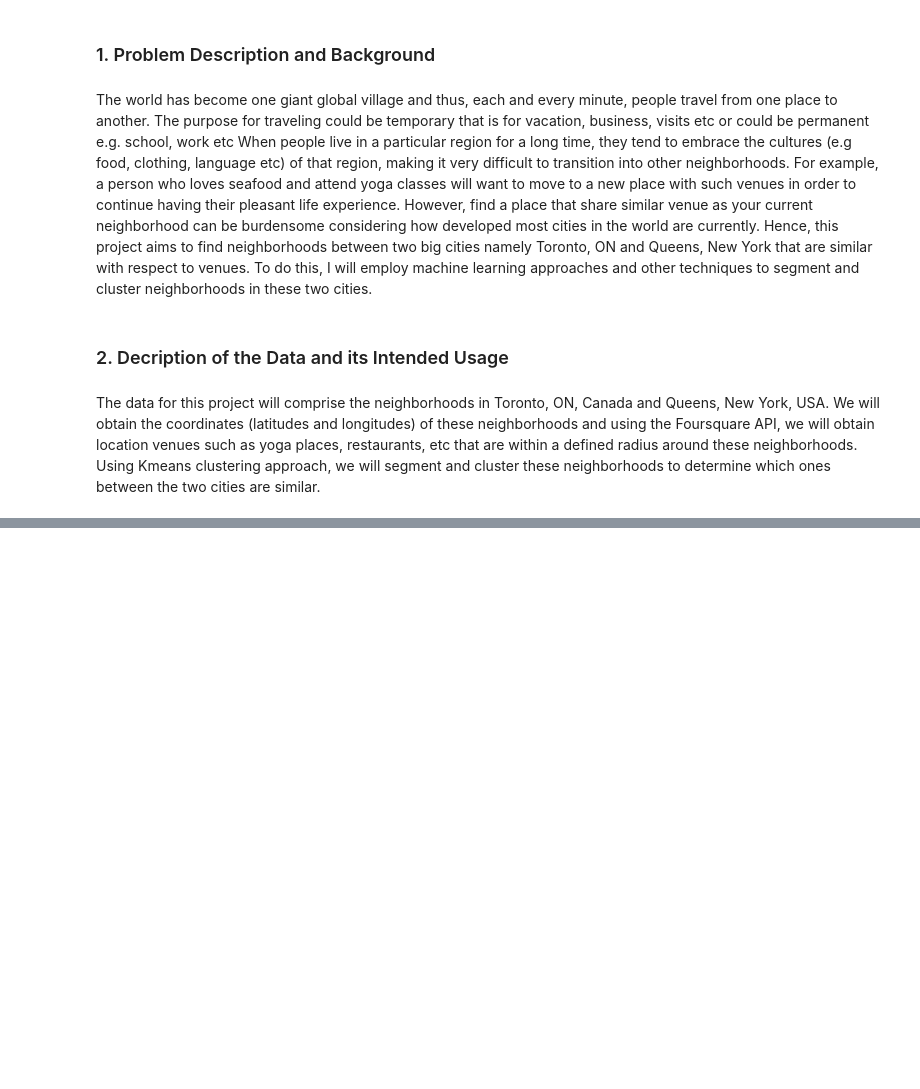
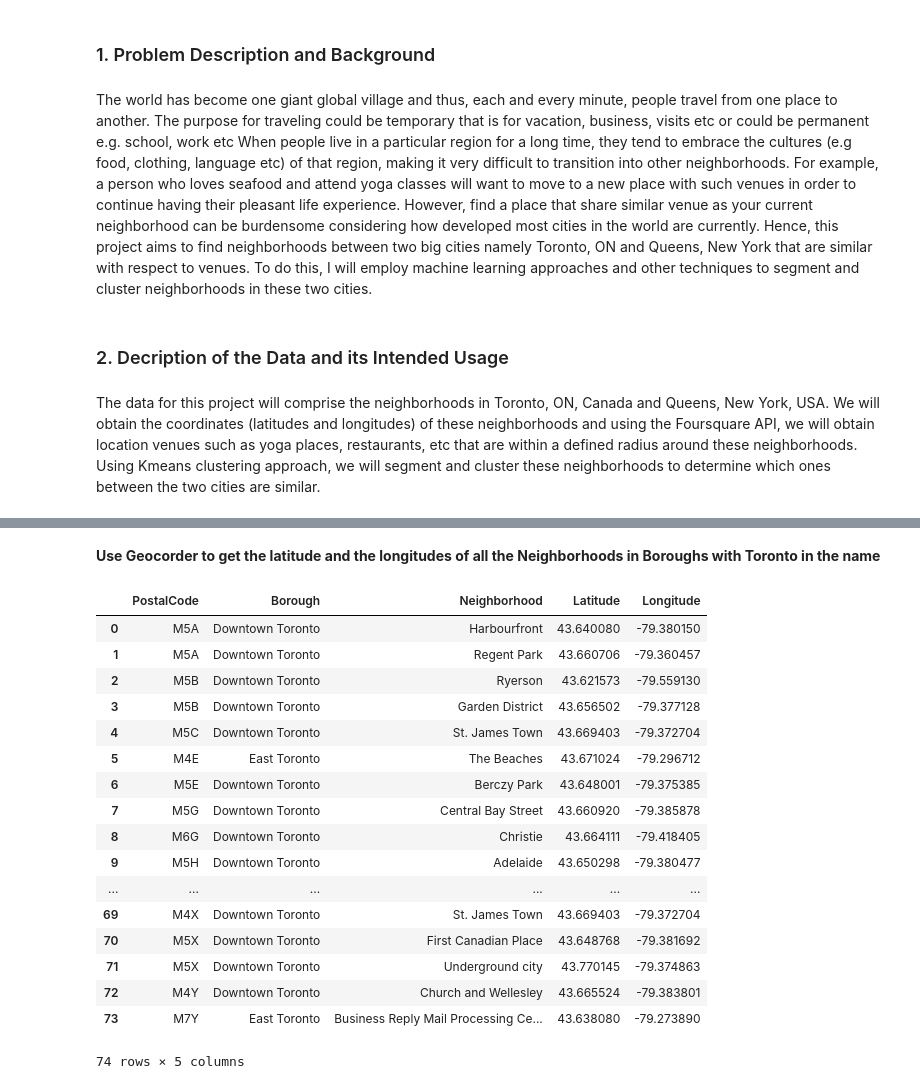
Before and after one commit to collins298/Coursera_Capstone, a Jupyter notebook: Report2.ipynb, the cells around one changed output, grey strips where cells are left out. Saved outputs shown, nothing was run; the diff lists cells and outputs as text; code cells hidden in the pictures; blank space fills up the shorter version.

```diff
--- a/Report2.ipynb
+++ b/Report2.ipynb
@@ -23,0 +76,20 @@ cities are similar.
+# %%
+r = requests.get('https://en.wikipedia.org/wiki/List_of_postal_codes_of_Canada:_M')
+soup = BeautifulSoup(r.text, 'html.parser')
+
+webtable = soup.table
+
+Postcode = []
+Borough = []
+Neighborhood = []
+
+for num, tabElmt in enumerate(webtable.find_all('td')):
+
+    if num%3 == 0:
+        Postcode.append(tabElmt.text.rstrip())
+
+    elif num%3 == 1:
+        Borough.append(tabElmt.text.rstrip())
+
+    elif num%3 == 2:
+        Neighborhood.append(tabElmt.text.rstrip())
@@ -23,0 +132,56 @@ cities are similar.
+# %% [markdown]
+__Use Geocorder to get the latitude and the longitudes of all the Neighborhoods in Boroughs with Toronto in the name__
+# %%
+Toronto_cord = pd.DataFrame(columns = ['Neighborhood', 'Latitude', 'Longitude'])
+
+
+for i, neigh in enumerate(Toronto_neigh['Neighborhood']):
+
+    location = None
+    counter = 0
+
+    while location is None:
+        counter += 1
+
+        if i == 64:
+            latitude = 43.777140
+            longitude = -79.332610
+        elif i == 73:
+            latitude = 43.638080
+            longitude = -79.273890
+        else:
+            address = neigh + ', Toronto, ON'
+            geolocator = Nominatim(user_agent="T_explorer")
+            location = geolocator.geocode(address)
+            latitude = location.latitude
+            longitude = location.longitude
+
+        if counter == 10:
+            break
+
+    Toronto_cord = Toronto_cord.append({'Neighborhood': neigh,
+                               'Latitude': latitude ,
+                               'Longitude': longitude}, ignore_index = True)
+
+Toronto_data = Toronto_neigh.join(Toronto_cord[['Latitude', 'Longitude']])
+
+Toronto_data
+# %% [output]
+|  | PostalCode | Borough | Neighborhood | Latitude | Longitude |
+| 0 | M5A | Downtown Toronto | Harbourfront | 43.640080 | -79.380150 |
+| 1 | M5A | Downtown Toronto | Regent Park | 43.660706 | -79.360457 |
+| 2 | M5B | Downtown Toronto | Ryerson | 43.621573 | -79.559130 |
+| 3 | M5B | Downtown Toronto | Garden District | 43.656502 | -79.377128 |
+| 4 | M5C | Downtown Toronto | St. James Town | 43.669403 | -79.372704 |
+| 5 | M4E | East Toronto | The Beaches | 43.671024 | -79.296712 |
+| 6 | M5E | Downtown Toronto | Berczy Park | 43.648001 | -79.375385 |
+| 7 | M5G | Downtown Toronto | Central Bay Street | 43.660920 | -79.385878 |
+| 8 | M6G | Downtown Toronto | Christie | 43.664111 | -79.418405 |
+| 9 | M5H | Downtown Toronto | Adelaide | 43.650298 | -79.380477 |
+| ... | ... | ... | ... | ... | ... |
+| 69 | M4X | Downtown Toronto | St. James Town | 43.669403 | -79.372704 |
+| 70 | M5X | Downtown Toronto | First Canadian Place | 43.648768 | -79.381692 |
+| 71 | M5X | Downtown Toronto | Underground city | 43.770145 | -79.374863 |
+| 72 | M4Y | Downtown Toronto | Church and Wellesley | 43.665524 | -79.383801 |
+| 73 | M7Y | East Toronto | Business Reply Mail Processing Ce... | 43.638080 | -79.273890 |
+74 rows × 5 columns
```
Also changed, not shown: parts of 24 cells of this notebook.
